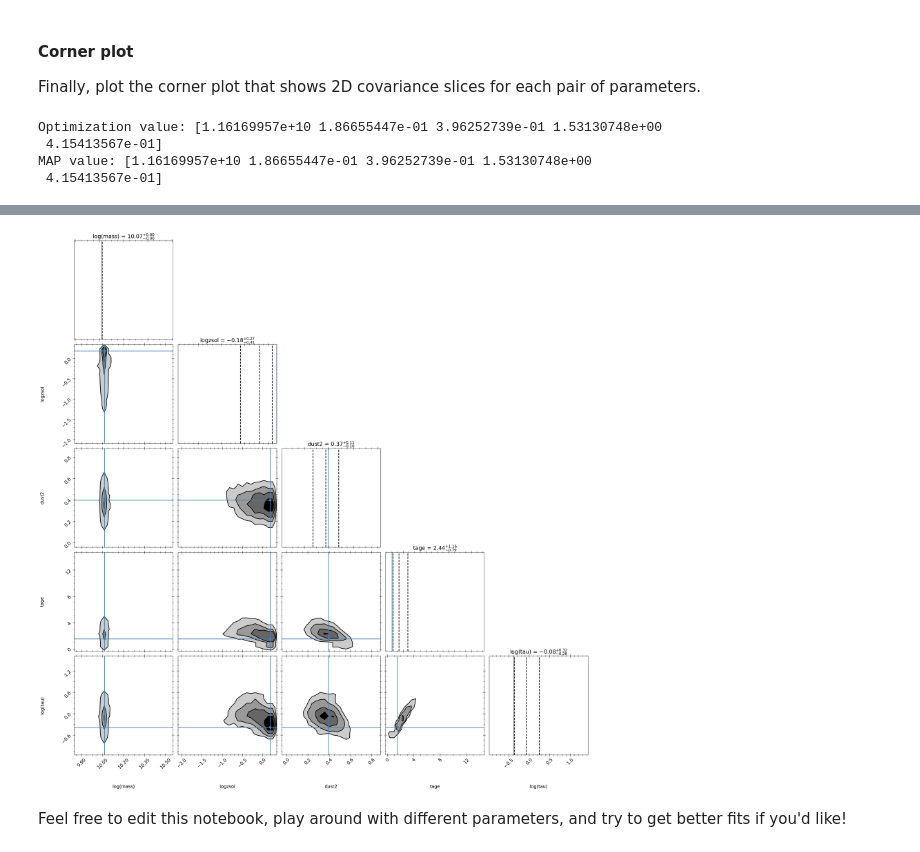
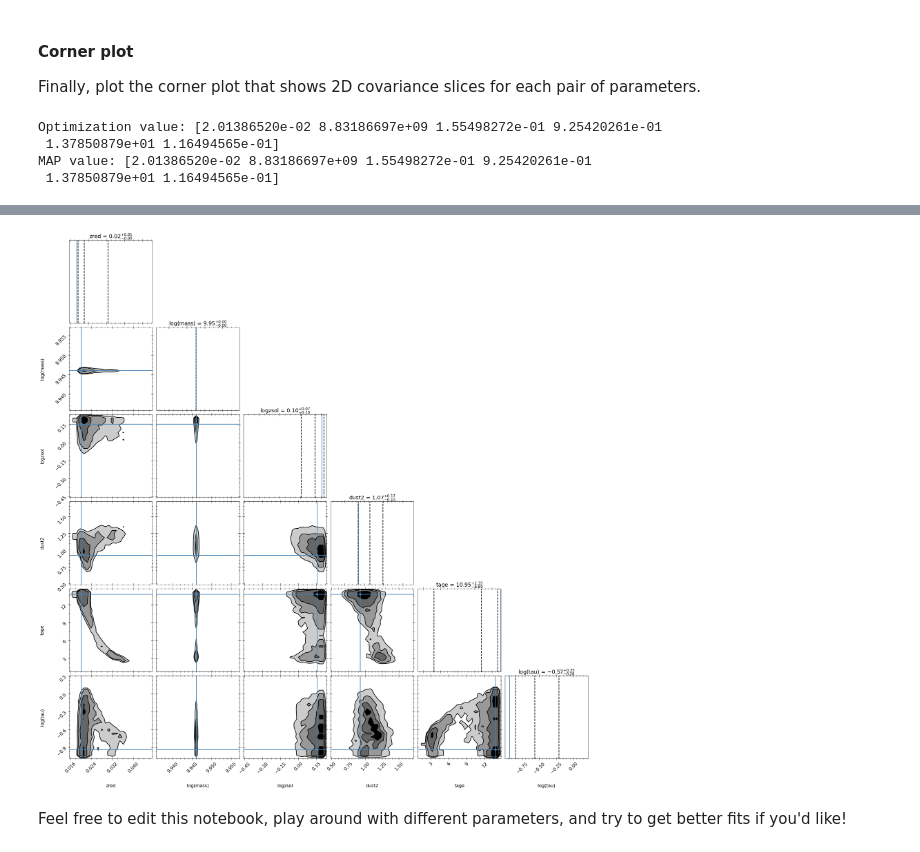
Before and after one commit to astro-nova/UWAstroStats, a Jupyter notebook: projects/sed-fitting/Prospector Example.ipynb, the cells around one changed output, grey strips where cells are left out. Cells and saved outputs as stored; diff of their text form; code cells hidden in the pictures.

```diff
--- a/projects/sed-fitting/Prospector Example.ipynb
+++ b/projects/sed-fitting/Prospector Example.ipynb
@@ -206,18 +206,22 @@ For a simple test, try the **default parameters**
 
 With these parameters, we have two choices: we can either fit an SED-only model, or a spectroscopic model. Depending on your use case, you should use `SedModel` or `SpecModel` respectively. The spectroscopic model is needed if you are trying to fit nebular emission or dust emission/absorption lines. For this example, since we are fitting a very simple model, we use `SedModel`.
 # %%
-model_params = TemplateLibrary["parametric_sfh"]
+def build_model():
+    model_params = TemplateLibrary["parametric_sfh"]
 
-# Set the redshift to known spec-z
-model_params["zred"]["init"] = obs["redshift"]
+    # Set the redshift to known spec-z
+    # model_params["zred"]["init"] = obs["redshift"]
 
-# Alternatively: we can let redshift vary if it's not known
-# model_params["zred"]["isfree"] = True
-# model_params['zred']['init'] = 0.1
-# model_params['zred']['prior'] = priors.TopHat(mini=0,maxi=1)
+    # Alternatively: we can let redshift vary if it's not known
+    model_params["zred"]["isfree"] = True
+    model_params['zred']['init'] = 0.1
+    model_params['zred']['prior'] = priors.TopHat(mini=0,maxi=1)
 
-# Build the model
-model = SedModel(model_params)
+    # Build the model
+    model = SedModel(model_params)
+    return model
+
+model = build_model()
 # %% [markdown]
 ## Build SPS
 
@@ -363,15 +366,15 @@ Here we read in our HDF5 output file (again, be careful of file names).
 import prospect.io.read_results as reader
 
 results_type = "emcee" # | "dynesty"
-hfile = 'output/gal33_emcee_24Jan14-16.51.h5' # The filename should be changed
+hfile = f"output/gal{gal_id}_{results_type}.h5" # The filename should be changed
 
 # Grab results (dictionary), the obs dictionary, and our corresponding models
 # When using parameter files set `dangerous=True`
-result, obs, model = reader.results_from(hfile)
+result, obs, model2 = reader.results_from(hfile, dangerous=True)
 
 # The following commented lines reconstruct the model and sps object,
 # if a parameter file continaing the `build_*` methods was saved along with the results
-#model = reader.get_model(result)
+# model2 = reader.get_model(result)
 #sps = reader.get_sps(result)
 
 # let's look at what's stored in the `result` dictionary
@@ -464,9 +487,9 @@ Finally, plot the corner plot that shows 2D covariance slices for each pair of p
 print('Optimization value: {}'.format(theta_max))
 print('MAP value: {}'.format(theta_max))
 cornerfig = reader.subcorner(result, start=0, thin=thin, truths=theta_max,
-                             fig=plt.subplots(5,5,figsize=(27,27))[0])
+                             fig=plt.subplots(6,6,figsize=(27,27))[0])
 # %% [output]
-Optimization value: [1.16169957e+10 1.86655447e-01 3.96252739e-01 1.53130748e+00
- 4.15413567e-01]
-MAP value: [1.16169957e+10 1.86655447e-01 3.96252739e-01 1.53130748e+00
- 4.15413567e-01]
+Optimization value: [2.01386520e-02 8.83186697e+09 1.55498272e-01 9.25420261e-01
+ 1.37850879e+01 1.16494565e-01]
+MAP value: [2.01386520e-02 8.83186697e+09 1.55498272e-01 9.25420261e-01
+ 1.37850879e+01 1.16494565e-01]
@@ -474,3 +496,3 @@ WARNING:root:Too few points to create valid contours
-[figure, old version]
+[figure, new version]
 # %% [markdown]
 Feel free to edit this notebook, play around with different parameters, and try to get better fits if you'd like!
```
Also changed, not shown: parts of 9 cells of this notebook, 3 other files.
